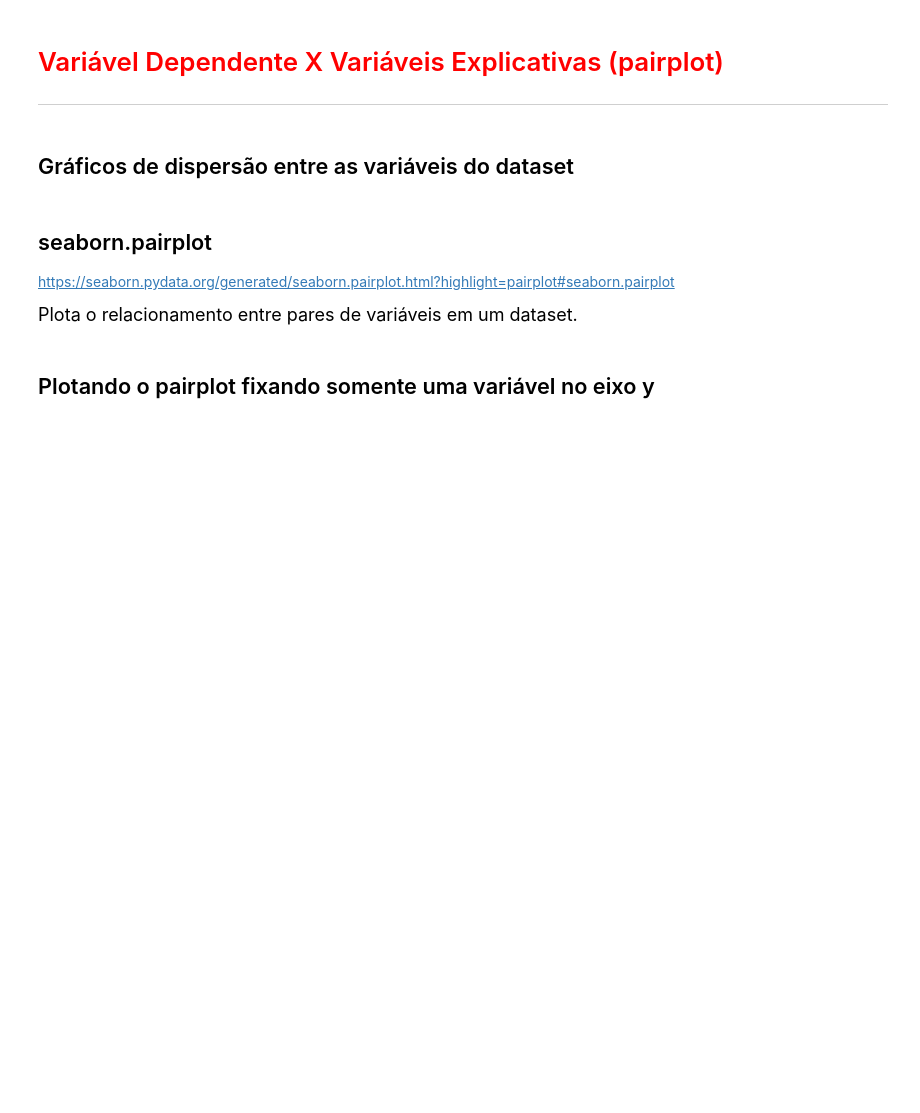
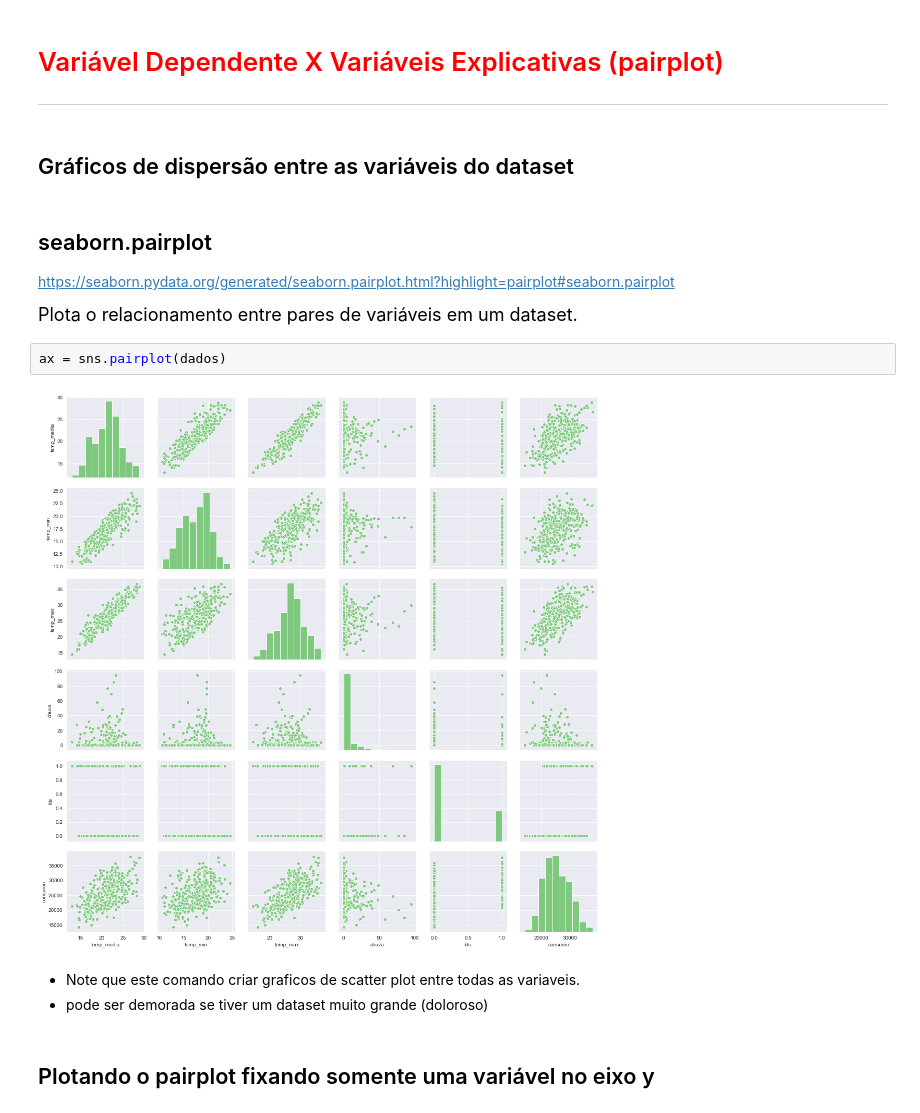
Before and after one commit to fkfouri/PythonStudy, a Jupyter notebook: data-science/reg-linear/Projeto/Regressao_Linear.ipynb, the cells around one changed output. Drawn from its saved outputs; the diff is of its cells as text; blank space fills up the shorter version.

```diff
--- a/data-science/reg-linear/Projeto/Regressao_Linear.ipynb
+++ b/data-science/reg-linear/Projeto/Regressao_Linear.ipynb
@@ -235,5 +255,12 @@ ax
 https://seaborn.pydata.org/generated/seaborn.pairplot.html?highlight=pairplot#seaborn.pairplot
 
 <p style='font-size: 18px; line-height: 2; margin: 10px 50px; text-align: justify;'>Plota o relacionamento entre pares de variáveis em um dataset.</p>
+# %%
+ax = sns.pairplot(dados)
+# %% [output]
+[figure, added]
+# %% [markdown]
+- Note que este comando criar graficos de scatter plot entre todas as variaveis.
+- pode ser demorada se tiver um dataset muito grande (doloroso)
 # %% [markdown]
 ## Plotando o pairplot fixando somente uma variável no eixo y
```
Also changed, not shown: parts of 78 cells of this notebook, 2 other files.
